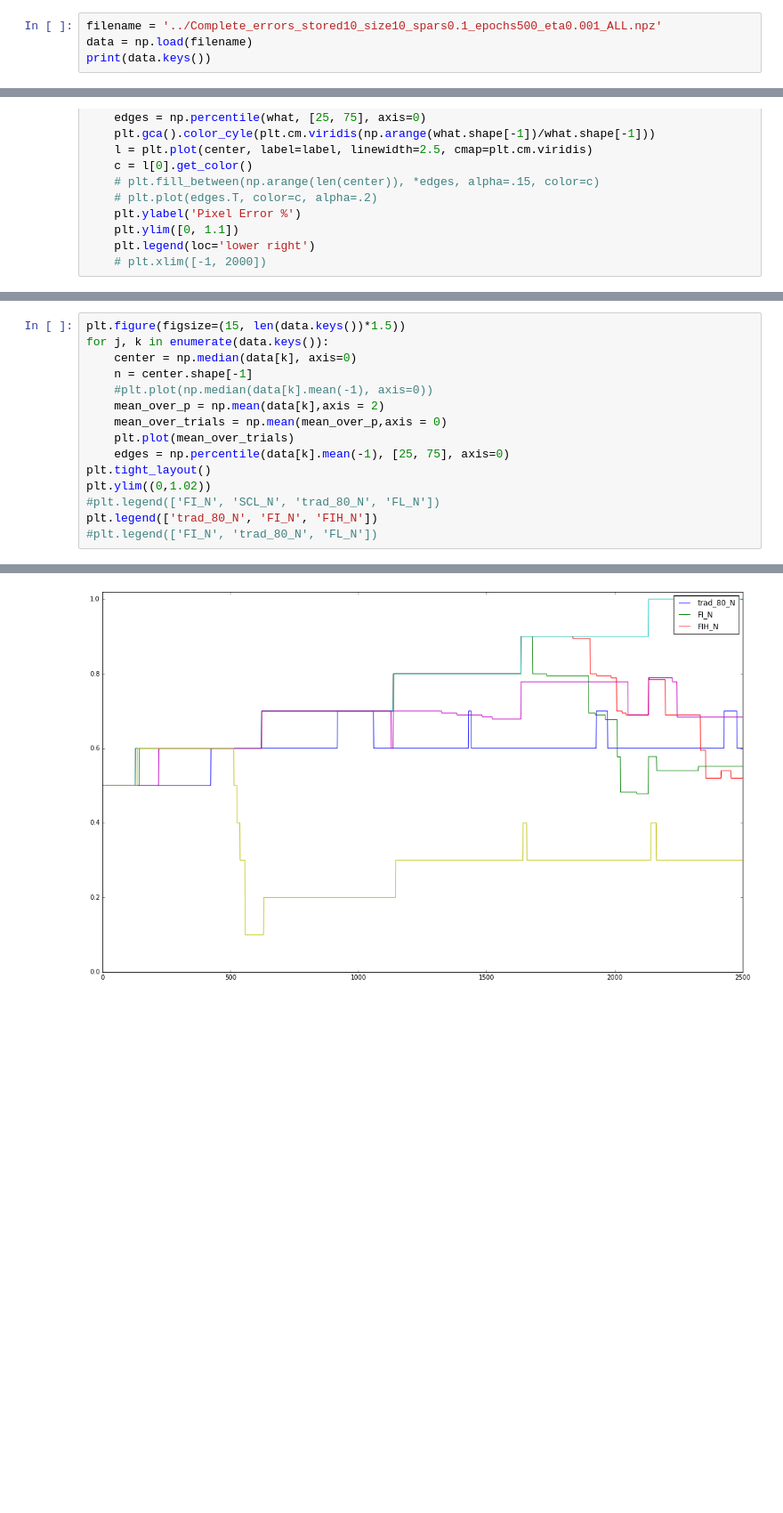
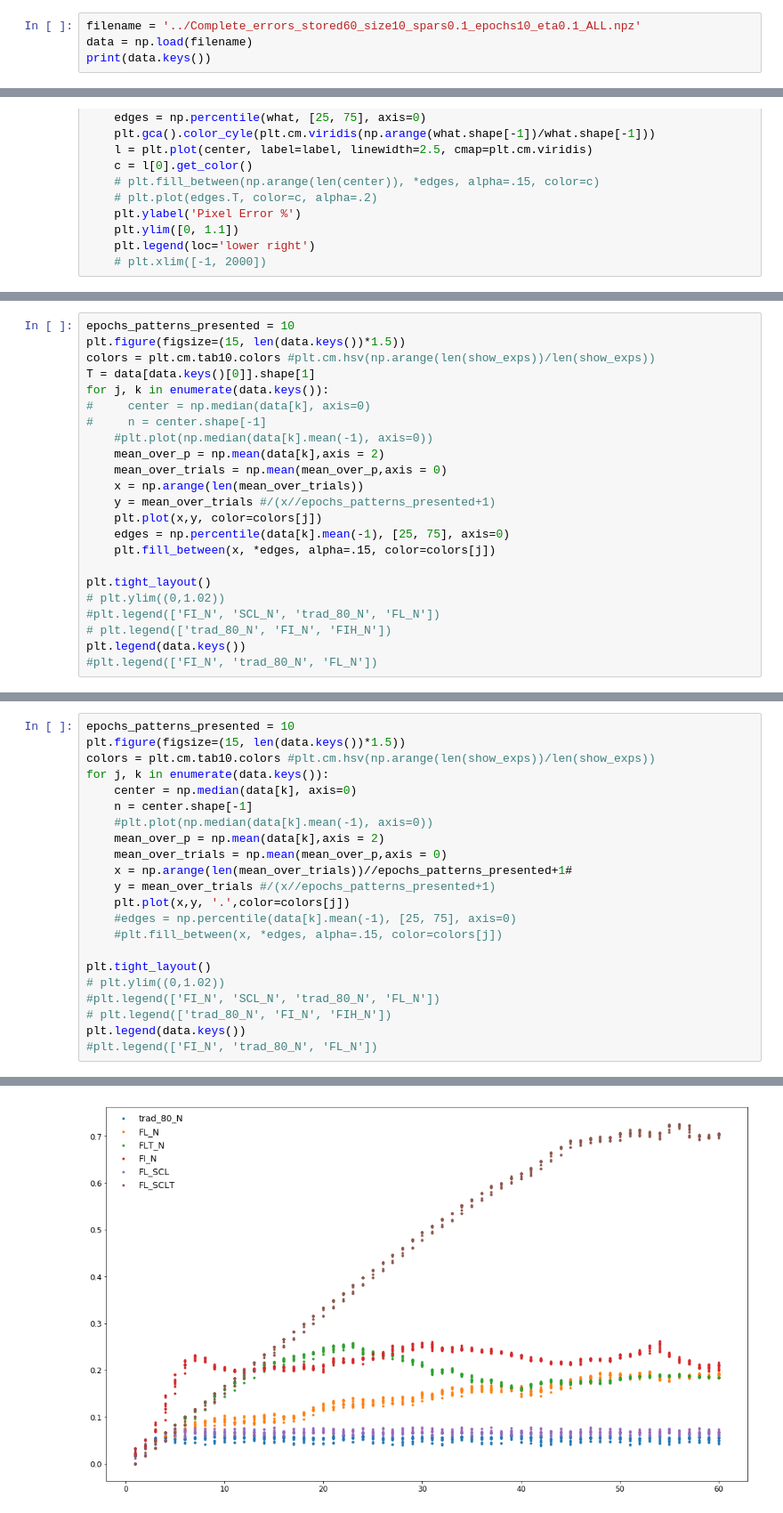
Before and after one commit to martinosorb/FisherHopfieldNet, a Jupyter notebook: jupyterNotebooks/plot_multiple_mh.ipynb, the cells around one changed output, grey strips where cells are left out. Shown at 89% size. Cells and saved outputs as stored; diff of their text form; blank space fills up the shorter version.

```diff
--- a/jupyterNotebooks/plot_multiple_mh.ipynb
+++ b/jupyterNotebooks/plot_multiple_mh.ipynb
@@ -5,5 +38,5 @@ import matplotlib.pyplot as plt
 # %%
-filename = '../Complete_errors_stored10_size10_spars0.1_epochs500_eta0.001_ALL.npz'
+filename = '../Complete_errors_stored60_size10_spars0.1_epochs10_eta0.1_ALL.npz'
 data = np.load(filename)
 print(data.keys())
 # %% [output]
@@ -24,0 +147,23 @@ def plot_stuff_together(what, label):
+# %%
+epochs_patterns_presented = 10
+plt.figure(figsize=(15, len(data.keys())*1.5))
+colors = plt.cm.tab10.colors #plt.cm.hsv(np.arange(len(show_exps))/len(show_exps))
+T = data[data.keys()[0]].shape[1]
+for j, k in enumerate(data.keys()):
+#     center = np.median(data[k], axis=0)
+#     n = center.shape[-1]
+    #plt.plot(np.median(data[k].mean(-1), axis=0))
+    mean_over_p = np.mean(data[k],axis = 2)
+    mean_over_trials = np.mean(mean_over_p,axis = 0)
+    x = np.arange(len(mean_over_trials))
+    y = mean_over_trials #/(x//epochs_patterns_presented+1)
+    plt.plot(x,y, color=colors[j])
+    edges = np.percentile(data[k].mean(-1), [25, 75], axis=0)
+    plt.fill_between(x, *edges, alpha=.15, color=colors[j])
+
+plt.tight_layout()
+# plt.ylim((0,1.02))
+#plt.legend(['FI_N', 'SCL_N', 'trad_80_N', 'FL_N'])
+# plt.legend(['trad_80_N', 'FI_N', 'FIH_N'])
+plt.legend(data.keys())
+#plt.legend(['FI_N', 'trad_80_N', 'FL_N'])
@@ -25,18 +173,25 @@ def plot_stuff_together(what, label):
 # %%
+epochs_patterns_presented = 10
 plt.figure(figsize=(15, len(data.keys())*1.5))
+colors = plt.cm.tab10.colors #plt.cm.hsv(np.arange(len(show_exps))/len(show_exps))
 for j, k in enumerate(data.keys()):
     center = np.median(data[k], axis=0)
     n = center.shape[-1]
     #plt.plot(np.median(data[k].mean(-1), axis=0))
     mean_over_p = np.mean(data[k],axis = 2)
     mean_over_trials = np.mean(mean_over_p,axis = 0)
-    plt.plot(mean_over_trials)
-    edges = np.percentile(data[k].mean(-1), [25, 75], axis=0)
+    x = np.arange(len(mean_over_trials))//epochs_patterns_presented+1#
+    y = mean_over_trials #/(x//epochs_patterns_presented+1)
+    plt.plot(x,y, '.',color=colors[j])
+    #edges = np.percentile(data[k].mean(-1), [25, 75], axis=0)
+    #plt.fill_between(x, *edges, alpha=.15, color=colors[j])
+
 plt.tight_layout()
-plt.ylim((0,1.02))
+# plt.ylim((0,1.02))
 #plt.legend(['FI_N', 'SCL_N', 'trad_80_N', 'FL_N'])
-plt.legend(['trad_80_N', 'FI_N', 'FIH_N'])
+# plt.legend(['trad_80_N', 'FI_N', 'FIH_N'])
+plt.legend(data.keys())
 #plt.legend(['FI_N', 'trad_80_N', 'FL_N'])
 # %% [output]
 <matplotlib.legend.Legend at 0x...>
-[figure, old version]
+[figure, new version]
```
Also changed, not shown: parts of 9 cells of this notebook, 1 other file.
